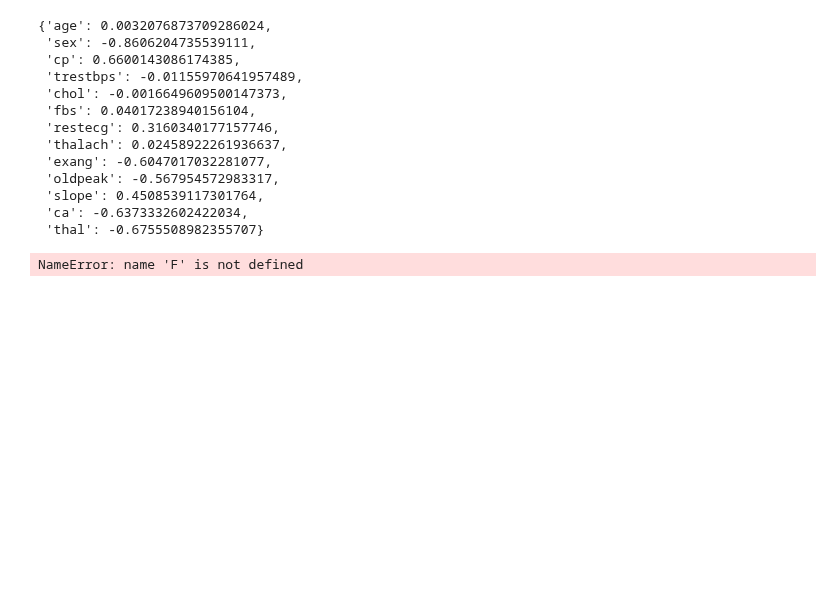
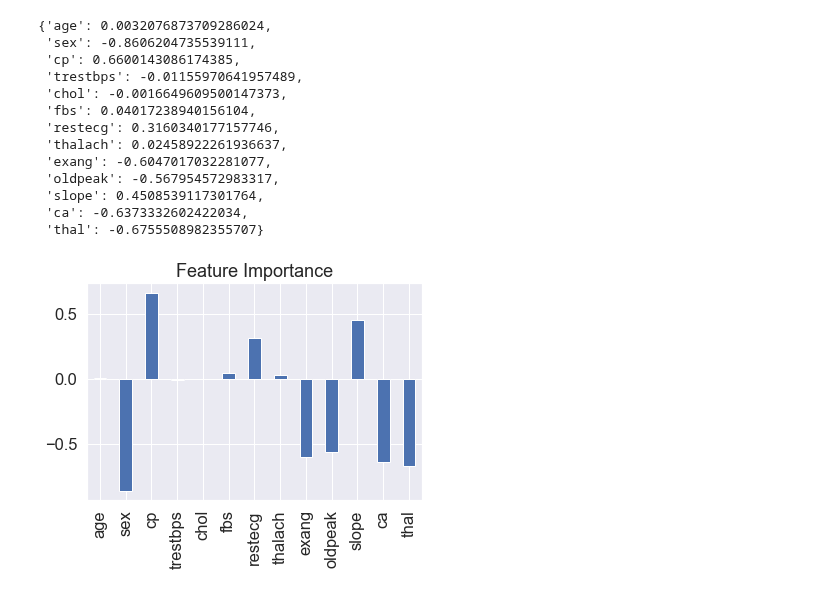
Before and after one commit to shamimsikder/ML-Exercises, a Jupyter notebook: Classification Project/Heart Disease Project.ipynb, the cells around one changed output. Drawn from its saved outputs; the diff is of its cells as text; code cells hidden in the pictures; blank space fills up the shorter version.

```diff
--- a/Classification Project/Heart Disease Project.ipynb
+++ b/Classification Project/Heart Disease Project.ipynb
@@ -597,6 +597,6 @@ feature_dict
 # %%
 feature_df = pd.DataFrame(feature_dict, index=[0])
 
-feature_df.T.plot.bar(title="Feature Importance", legend=F)
+feature_df.T.plot.bar(title="Feature Importance", legend=False);
 # %% [output]
-NameError: name 'F' is not defined
+[figure, added]
```
